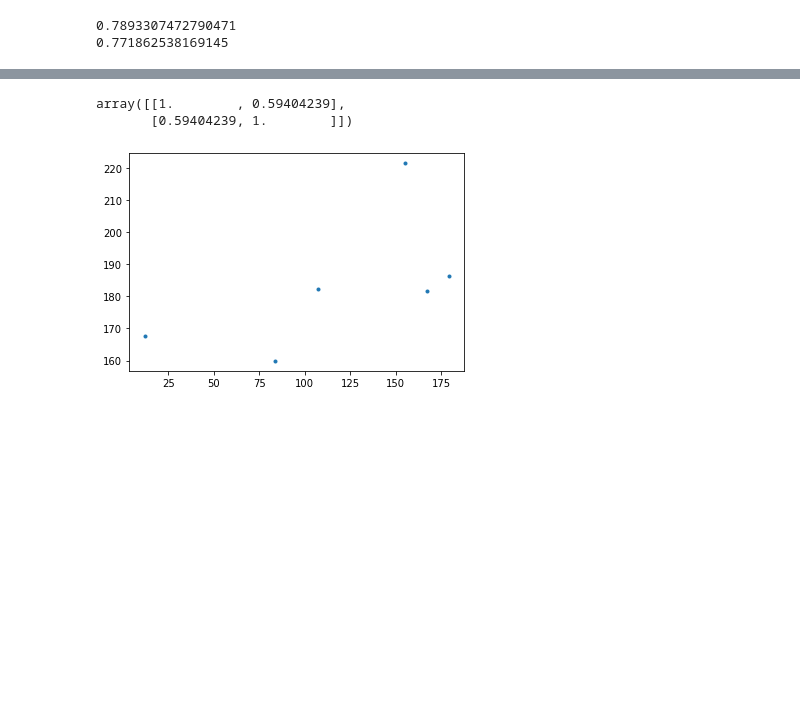
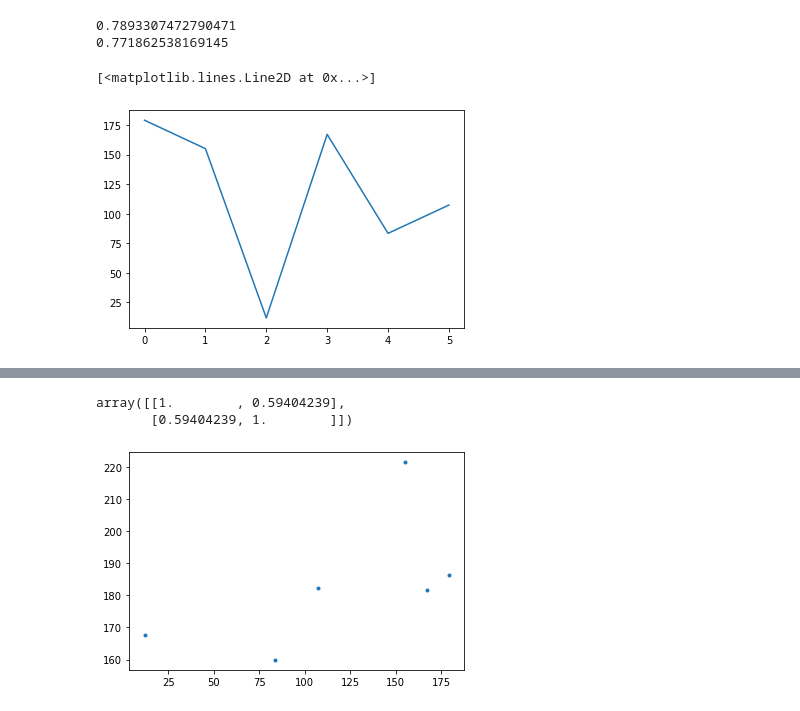
Before and after one commit to neuralabc/spft-java, a Jupyter notebook: spft/2022_06_Trial_by_trial_Bx.ipynb, the cells around one changed output, grey strips where cells are left out. Drawn from its saved outputs; the diff is of its cells as text; code cells hidden in the pictures; blank space fills up the shorter version.

```diff
--- a/spft/2022_06_Trial_by_trial_Bx.ipynb
+++ b/spft/2022_06_Trial_by_trial_Bx.ipynb
@@ -188,3 +226,8 @@ print(np.corrcoef(snipped_for_vals,snipped_ref_vals)[0,1])
 # %% [output]
 0.7893307472790471
 0.771862538169145
+# %%
+plt.plot(res['all']['lag_xcorr_ms'])
+# %% [output]
+[<matplotlib.lines.Line2D at 0x...>]
+[figure, added]
```
Also changed, not shown: parts of 4 cells of this notebook, 1 other file.
